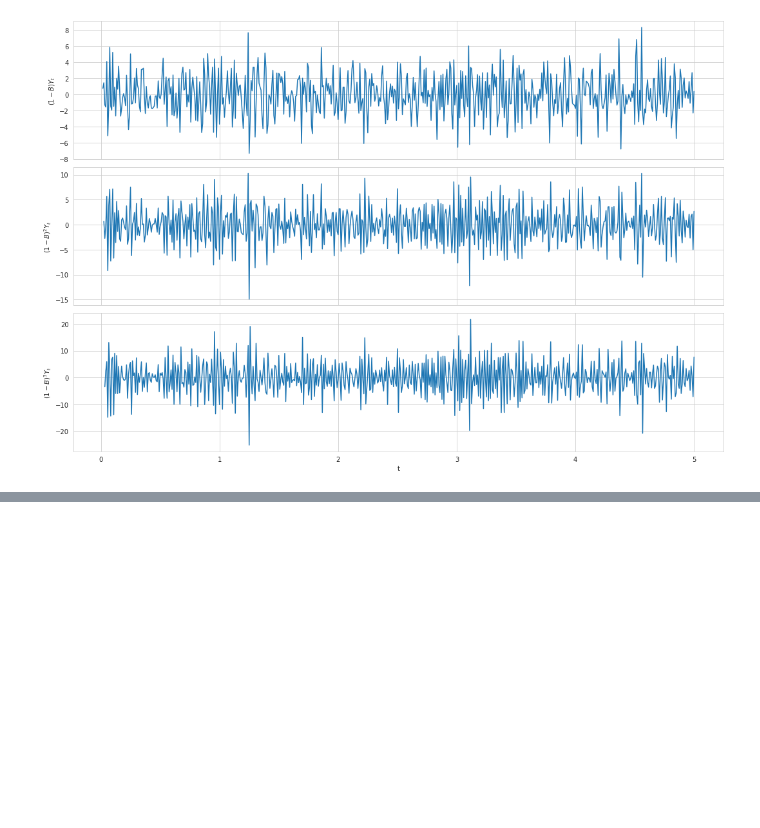
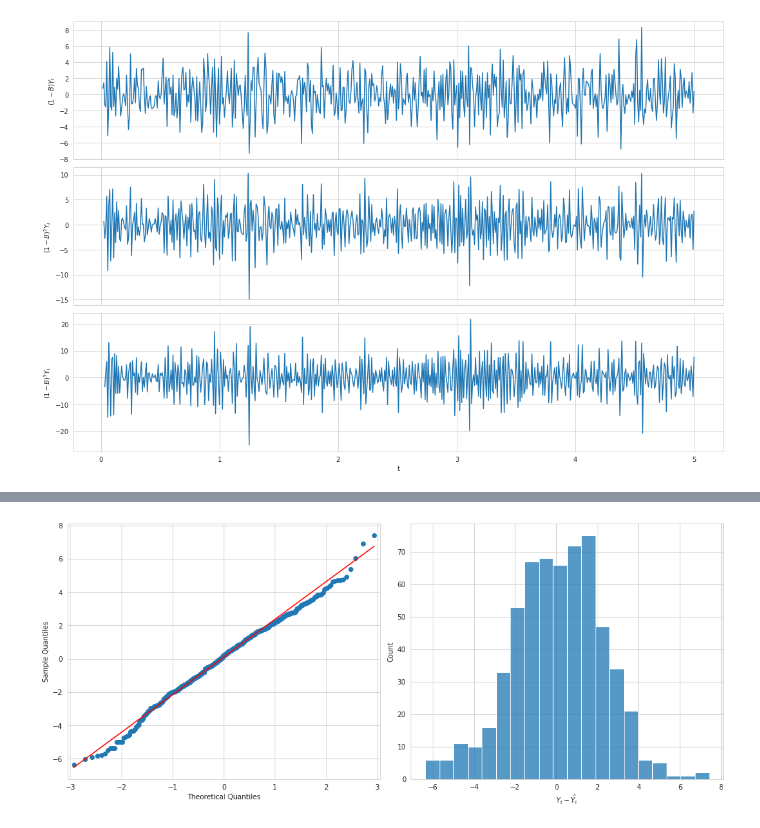
Before and after one commit to WHITSNAK/sta542-sp23, a Jupyter notebook: hw2/hw2.ipynb, the cells around one changed output, grey strips where cells are left out. Drawn from its saved outputs; the diff is of its cells as text; code cells hidden in the pictures; blank space fills up the shorter version.

Commit message:
add periodogram, sarma model and qqplots

```diff
--- a/hw2/hw2.ipynb
+++ b/hw2/hw2.ipynb
@@ -102,0 +136,11 @@ fig.show()
+# %%
+fig, ax = plt.subplots(nrows=1, ncols=2, figsize=(14, 6))
+
+_ = sm.qqplot(arima.resid, dist=stats.norm, line='q', ax=ax[0])
+sns.histplot(arima.resid, ax=ax[1])
+
+ax[1].set_xlabel('$Y_t - \\hat{Y_t}$')
+fig.tight_layout()
+fig.show()
+# %% [output]
+[figure, added]
```
Also changed, not shown: parts of 4 cells of this notebook, 3 other files.
